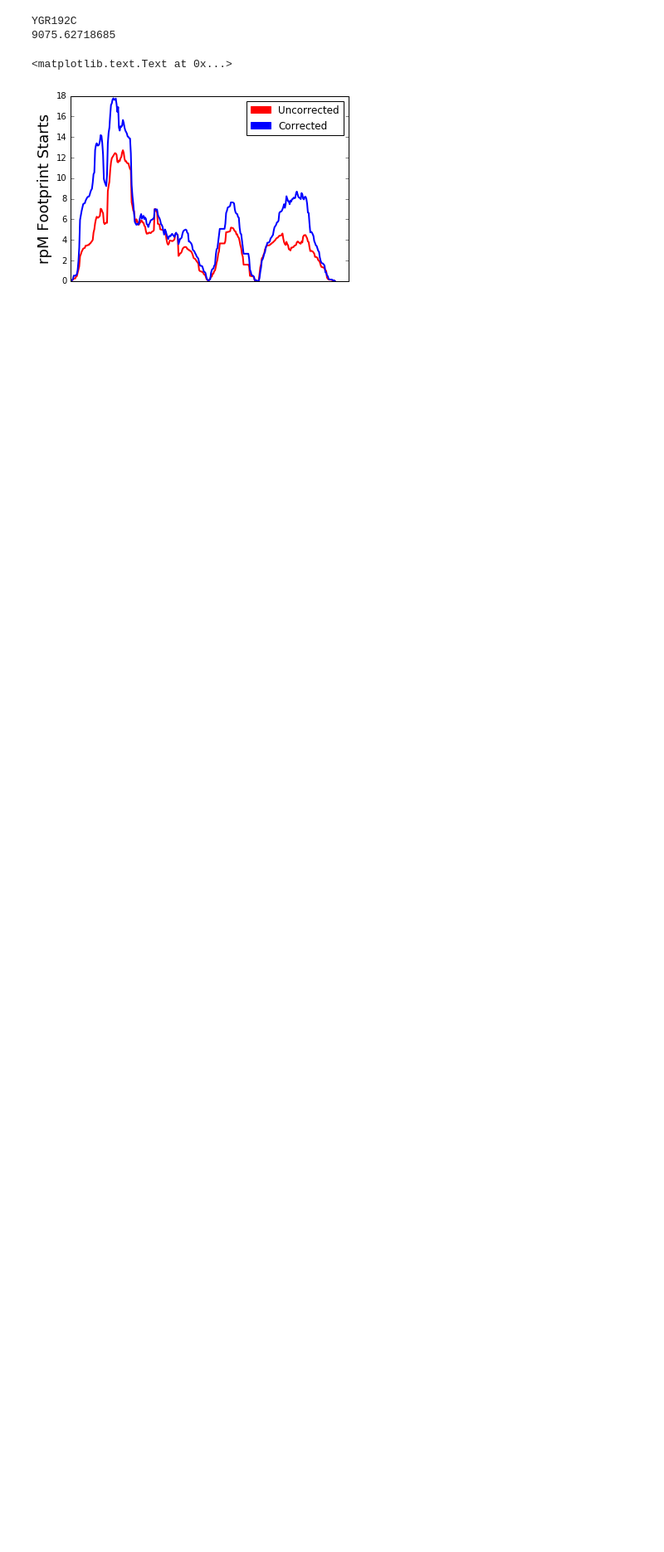
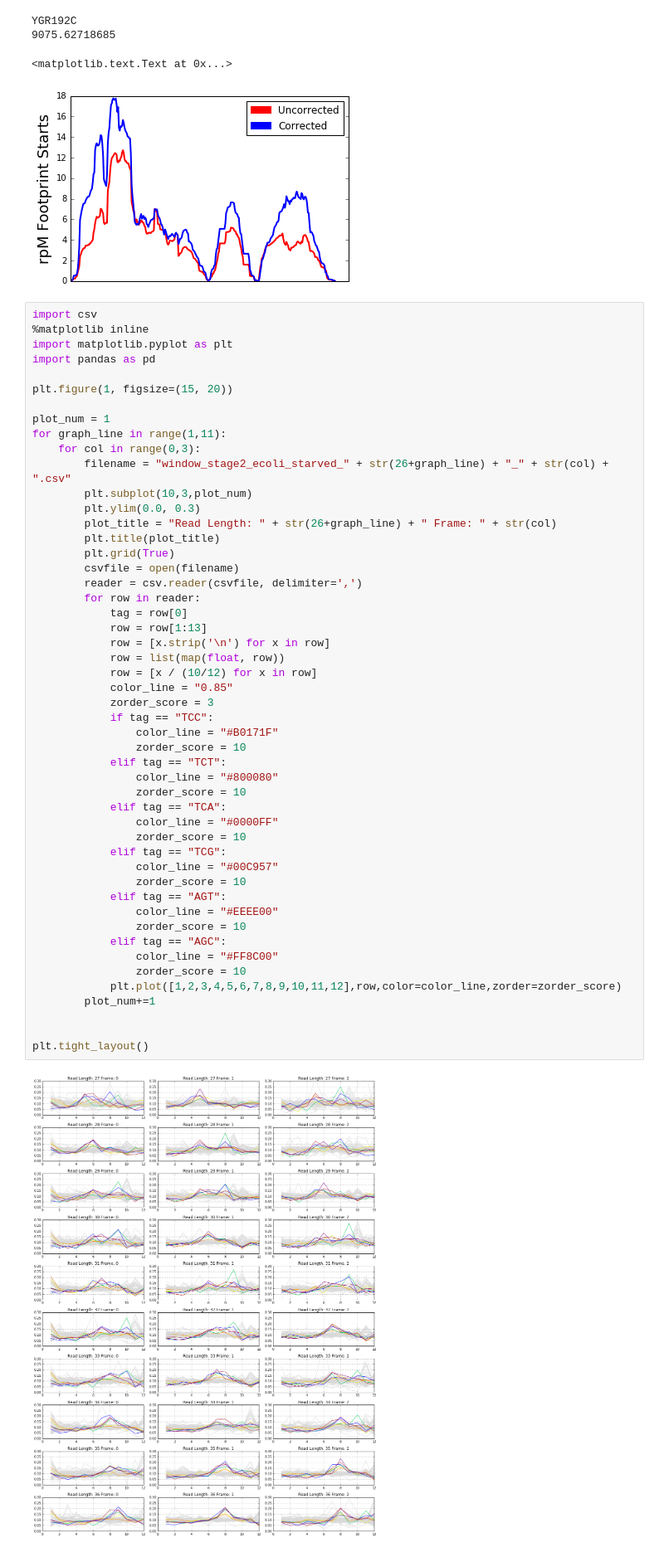
Before and after one commit to ayurovsky/ipython_notebooks_dsl, a Jupyter notebook: end_bias/Justin_Paper_Graphs_And_Calculations.ipynb, the cells around one changed output. Shown at 83% size. Saved outputs shown, nothing was run; the diff lists cells and outputs as text; blank space fills up the shorter version.

```diff
--- a/end_bias/Justin_Paper_Graphs_And_Calculations.ipynb
+++ b/end_bias/Justin_Paper_Graphs_And_Calculations.ipynb
@@ -897,3 +898,55 @@ YGR192C
 9075.62718685
 <matplotlib.text.Text at 0x...>
 [figure]
+# %%
+import csv
+%matplotlib inline
+import matplotlib.pyplot as plt
+import pandas as pd
+
+plt.figure(1, figsize=(15, 20))
+
+plot_num = 1
+for graph_line in range(1,11):
+    for col in range(0,3):
+        filename = "window_stage2_ecoli_starved_" + str(26+graph_line) + "_" + str(col) + ".csv"
+        plt.subplot(10,3,plot_num)
+        plt.ylim(0.0, 0.3)
+        plot_title = "Read Length: " + str(26+graph_line) + " Frame: " + str(col)
+        plt.title(plot_title)
+        plt.grid(True)
+        csvfile = open(filename)
+        reader = csv.reader(csvfile, delimiter=',')
+        for row in reader:
+            tag = row[0]
+            row = row[1:13]
+            row = [x.strip('\n') for x in row]
+            row = list(map(float, row))
+            row = [x / (10/12) for x in row]
+            color_line = "0.85"
+            zorder_score = 3
+            if tag == "TCC":
+                color_line = "#B0171F"
+                zorder_score = 10
+            elif tag == "TCT":
+                color_line = "#800080"
+                zorder_score = 10
+            elif tag == "TCA":
+                color_line = "#0000FF"
+                zorder_score = 10
+            elif tag == "TCG":
+                color_line = "#00C957"
+                zorder_score = 10
+            elif tag == "AGT":
+                color_line = "#EEEE00"
+                zorder_score = 10
+            elif tag == "AGC":
+                color_line = "#FF8C00"
+                zorder_score = 10
+            plt.plot([1,2,3,4,5,6,7,8,9,10,11,12],row,color=color_line,zorder=zorder_score)
+        plot_num+=1
+
+
+plt.tight_layout()
+# %% [output]
+[figure, added]
```
Also changed, not shown: parts of 1 cell of this notebook.
